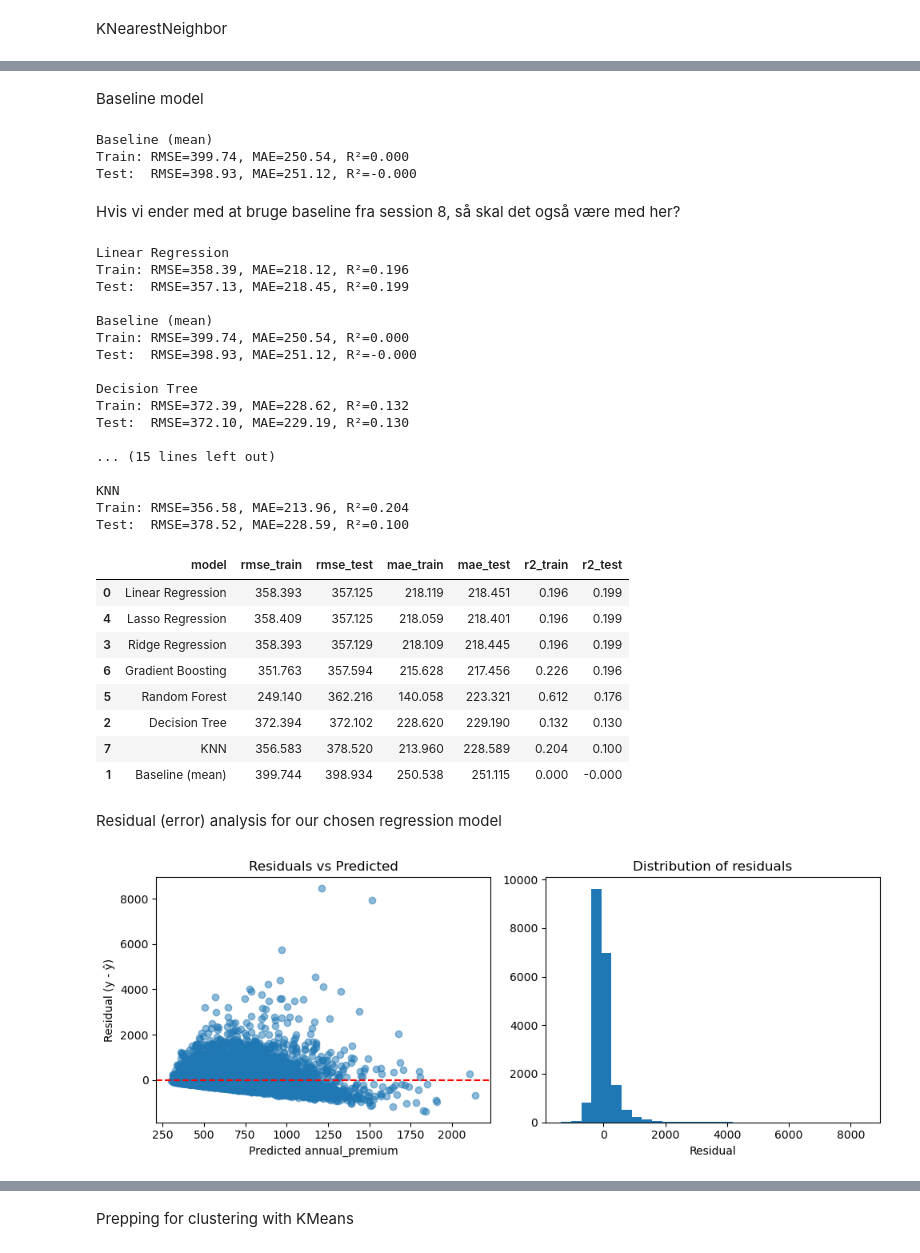
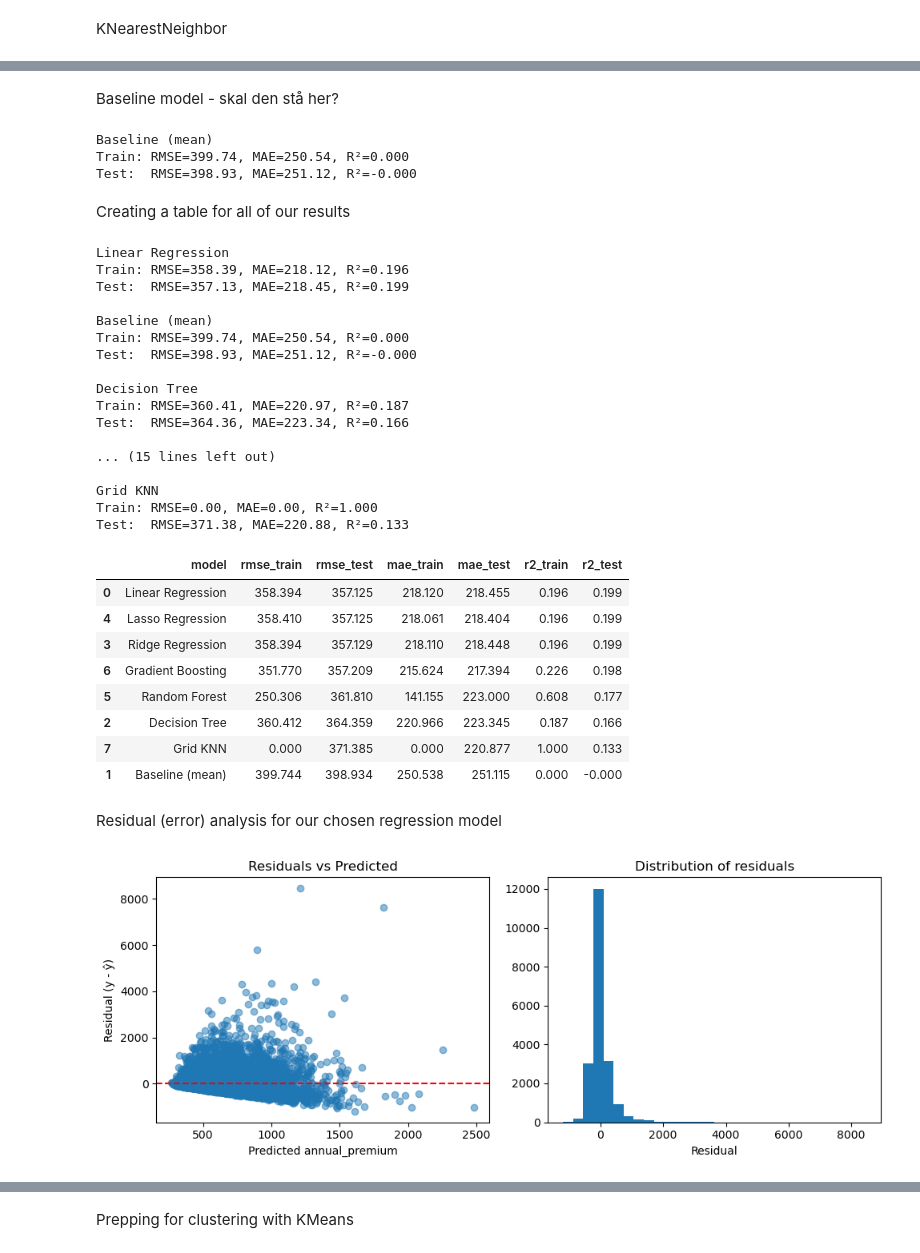
Before and after one commit to linneaovervad/examAML, a Jupyter notebook: insurance.ipynb, the cells around one changed output, grey strips where cells are left out. Saved outputs shown, nothing was run; the diff lists cells and outputs as text; code cells hidden in the pictures.

```diff
--- a/insurance.ipynb
+++ b/insurance.ipynb
@@ -144,7 +144,7 @@ Define y (target) and x (dropping columns)
 # %%
 #split off target first
 y = df["annual_premium"]
-X = df.drop(columns=["annual_premium", "annual_medical_cost", "monthly_premium", "avg_claim_amount", "total_claims_paid", "claims_count"]) #remove other target-like columns
+X = df.drop(columns=["person_id","annual_premium","annual_medical_cost", "monthly_premium","avg_claim_amount", "total_claims_paid", "claims_count"])
 
 print(X.columns)
 # %% [output]
@@ -202,9 +202,9 @@ Test  R²: 0.19859252551071305
 DecisonTreeRegressor
 # %%
 tree = DecisionTreeRegressor(
-    max_depth=3,         #limit how deep it can grow
+    max_depth=6,         #limit how deep it can grow
     min_samples_split=20,
-    min_samples_leaf=10,
+    min_samples_leaf=15,
     random_state=42
 )
 tree_pipeline = Pipeline(steps=[
@@ -387,0 +390,19 @@ Test:  RMSE=357.59, MAE=217.46, R²=0.196
+# %%
+from xgboost import XGBRegressor
+
+xgbr = Pipeline(steps=[
+    ("preprocessor", preprocessor),
+    ("regressor", XGBRegressor(
+        n_estimators=300,        #number of trees
+        learning_rate=0.05,      #step size shrinkage
+        max_depth=4,             #tree depth
+        subsample=0.8,           #row sampling
+        colsample_bytree=0.8,    #column sampling per tree
+        random_state=42,
+        objective="reg:squarederror"
+    ))
+])
+
+xgbr.fit(X_train, y_train)
+
+evaluate_regressor("XGBoost", xgbr, X_train, X_test, y_train, y_test)
@@ -490,5 +464,5 @@ Test:  RMSE=371.41, MAE=220.85, R²=0.133
 # %% [markdown]
-Baseline model
+Baseline model - skal den stå her?
 # %%
 from sklearn.dummy import DummyRegressor
 baseline = Pipeline(steps=[
@@ -503,8 +477,8 @@ evaluate_regressor("Baseline (mean)", baseline, X_train, X_test, y_train, y_test
 Baseline (mean)
 Train: RMSE=399.74, MAE=250.54, R²=0.000
 Test:  RMSE=398.93, MAE=251.12, R²=-0.000
-# %% [markdown]
-Hvis vi ender med at bruge baseline fra session 8, så skal det også være med her?
+# %% [markdown]
+Creating a table for all of our results
 # %%
 from sklearn.metrics import mean_squared_error, mean_absolute_error, r2_score
 
@@ -554,7 +528,7 @@ evaluate_regressor("Ridge Regression", ridge, X_train, X_test, y_train, y_test)
 evaluate_regressor("Lasso Regression", lasso, X_train, X_test, y_train, y_test)
 evaluate_regressor("Random Forest", rf, X_train, X_test, y_train, y_test)
 evaluate_regressor("Gradient Boosting", gbr, X_train, X_test, y_train, y_test)
-evaluate_regressor("KNN", knn_k, X_train, X_test, y_train, y_test)
+evaluate_regressor("Grid KNN", grid_knn, X_train, X_test, y_train, y_test)
 
 
 from IPython.display import display
@@ -578,48 +552,48 @@ Train: RMSE=399.74, MAE=250.54, R²=0.000
 Test:  RMSE=398.93, MAE=251.12, R²=-0.000
 
 Decision Tree
-Train: RMSE=372.39, MAE=228.62, R²=0.132
-Test:  RMSE=372.10, MAE=229.19, R²=0.130
+Train: RMSE=360.41, MAE=220.97, R²=0.187
+Test:  RMSE=364.36, MAE=223.34, R²=0.166
 
 ... (15 lines left out)
 
-KNN
-Train: RMSE=356.58, MAE=213.96, R²=0.204
-Test:  RMSE=378.52, MAE=228.59, R²=0.100
+Grid KNN
+Train: RMSE=0.00, MAE=0.00, R²=1.000
+Test:  RMSE=371.38, MAE=220.88, R²=0.133
 |  | model | rmse_train | rmse_test | mae_train | mae_test | r2_train | r2_test |
-| 0 | Linear Regression | 358.393 | 357.125 | 218.119 | 218.451 | 0.196 | 0.199 |
-| 4 | Lasso Regression | 358.409 | 357.125 | 218.059 | 218.401 | 0.196 | 0.199 |
-| 3 | Ridge Regression | 358.393 | 357.129 | 218.109 | 218.445 | 0.196 | 0.199 |
-| 6 | Gradient Boosting | 351.763 | 357.594 | 215.628 | 217.456 | 0.226 | 0.196 |
-| 5 | Random Forest | 249.140 | 362.216 | 140.058 | 223.321 | 0.612 | 0.176 |
-| 2 | Decision Tree | 372.394 | 372.102 | 228.620 | 229.190 | 0.132 | 0.130 |
-| 7 | KNN | 356.583 | 378.520 | 213.960 | 228.589 | 0.204 | 0.100 |
+| 0 | Linear Regression | 358.394 | 357.125 | 218.120 | 218.455 | 0.196 | 0.199 |
+| 4 | Lasso Regression | 358.410 | 357.125 | 218.061 | 218.404 | 0.196 | 0.199 |
+| 3 | Ridge Regression | 358.394 | 357.129 | 218.110 | 218.448 | 0.196 | 0.199 |
+| 6 | Gradient Boosting | 351.770 | 357.209 | 215.624 | 217.394 | 0.226 | 0.198 |
+| 5 | Random Forest | 250.306 | 361.810 | 141.155 | 223.000 | 0.608 | 0.177 |
+| 2 | Decision Tree | 360.412 | 364.359 | 220.966 | 223.345 | 0.187 | 0.166 |
+| 7 | Grid KNN | 0.000 | 371.385 | 0.000 | 220.877 | 1.000 | 0.133 |
 | 1 | Baseline (mean) | 399.744 | 398.934 | 250.538 | 251.115 | 0.000 | -0.000 |
 # %% [markdown]
 Residual (error) analysis for our chosen regression model
 # %%
-best_model = rf   #or gbr, or ridge, etc. (den har altså valgt Random Forest som den bedste model)
+best_model = xgbr  #or gbr, or ridge - choosing our best model
 
 y_pred = best_model.predict(X_test) #model is predicting values for test-set
 residuals = y_test - y_pred #difference between correct value and the model's prediction
 
 plt.figure(figsize=(10,4))
 
 #residuals vs predicted - plotting the graph
 plt.subplot(1,2,1)
 plt.scatter(y_pred, residuals, alpha=0.5)
 plt.axhline(0, color="red", linestyle="--") #red line indicates no errors - the closer the points are, the better the model has predicted
 plt.xlabel("Predicted annual_premium")
 plt.ylabel("Residual (y - ŷ)")
 plt.title("Residuals vs Predicted")
 
 #histogram of residuals to show the distribution of errors
 plt.subplot(1,2,2)
 plt.hist(residuals, bins=30)
 plt.xlabel("Residual")
 plt.title("Distribution of residuals")
 
 plt.tight_layout()
 plt.show()
 # %% [output]
-[figure, old version]
+[figure, new version]
```
Also changed, not shown: parts of 20 cells of this notebook, 2 other files.
